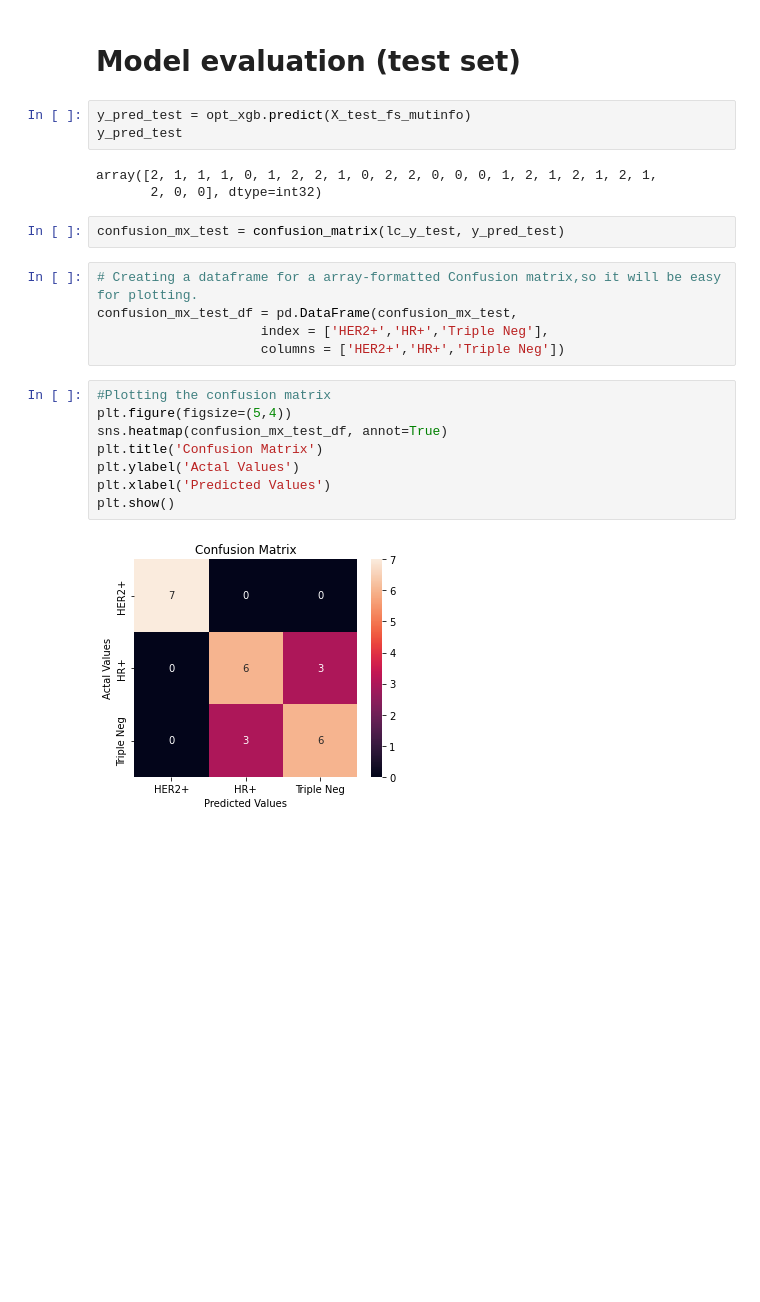
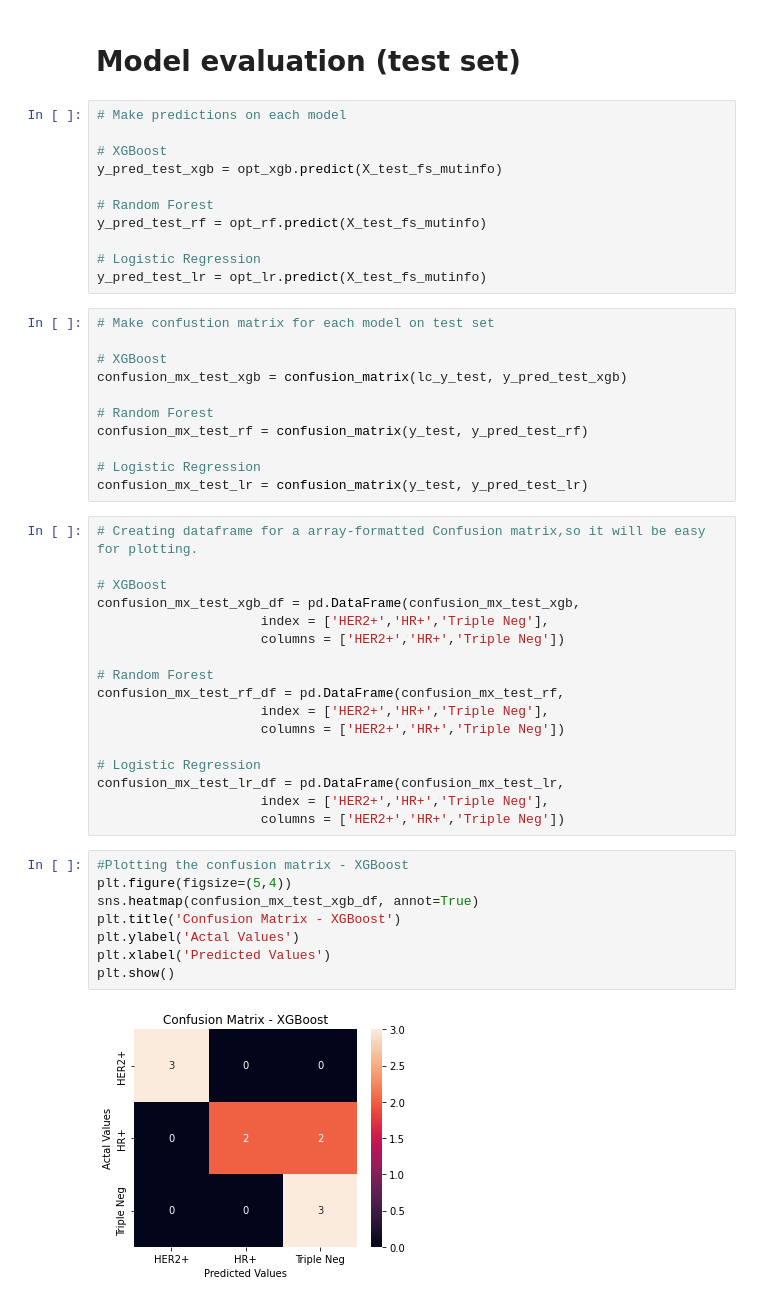
Before and after one commit to aaronyhsl/B4TM2022, a Jupyter notebook: src/feature_selections.ipynb, the cells around one changed output. Cells and saved outputs as stored; diff of their text form; blank space fills up the shorter version.

```diff
--- a/src/feature_selections.ipynb
+++ b/src/feature_selections.ipynb
@@ -806,25 +791,51 @@ from sklearn.metrics import roc_auc_score
 # %% [markdown]
 # Model evaluation (test set)
-# %%
-y_pred_test = opt_xgb.predict(X_test_fs_mutinfo)
-y_pred_test
-# %% [output]
-array([2, 1, 1, 1, 0, 1, 2, 2, 1, 0, 2, 2, 0, 0, 0, 1, 2, 1, 2, 1, 2, 1,
-       2, 0, 0], dtype=int32)
-# %%
-confusion_mx_test = confusion_matrix(lc_y_test, y_pred_test)
+# %%
+# Make predictions on each model
+
+# XGBoost
+y_pred_test_xgb = opt_xgb.predict(X_test_fs_mutinfo)
+
+# Random Forest
+y_pred_test_rf = opt_rf.predict(X_test_fs_mutinfo)
+
+# Logistic Regression
+y_pred_test_lr = opt_lr.predict(X_test_fs_mutinfo)
+# %%
+# Make confustion matrix for each model on test set
+
+# XGBoost
+confusion_mx_test_xgb = confusion_matrix(lc_y_test, y_pred_test_xgb)
+
+# Random Forest
+confusion_mx_test_rf = confusion_matrix(y_test, y_pred_test_rf)
+
+# Logistic Regression
+confusion_mx_test_lr = confusion_matrix(y_test, y_pred_test_lr)
 # %%
-# Creating a dataframe for a array-formatted Confusion matrix,so it will be easy for plotting.
-confusion_mx_test_df = pd.DataFrame(confusion_mx_test,
+# Creating dataframe for a array-formatted Confusion matrix,so it will be easy for plotting.
+
+# XGBoost
+confusion_mx_test_xgb_df = pd.DataFrame(confusion_mx_test_xgb,
                      index = ['HER2+','HR+','Triple Neg'],
                      columns = ['HER2+','HR+','Triple Neg'])
+
+# Random Forest
+confusion_mx_test_rf_df = pd.DataFrame(confusion_mx_test_rf,
+                     index = ['HER2+','HR+','Triple Neg'],
+                     columns = ['HER2+','HR+','Triple Neg'])
+
+# Logistic Regression
+confusion_mx_test_lr_df = pd.DataFrame(confusion_mx_test_lr,
+                     index = ['HER2+','HR+','Triple Neg'],
+                     columns = ['HER2+','HR+','Triple Neg'])
 # %%
-#Plotting the confusion matrix
+#Plotting the confusion matrix - XGBoost
 plt.figure(figsize=(5,4))
-sns.heatmap(confusion_mx_test_df, annot=True)
-plt.title('Confusion Matrix')
+sns.heatmap(confusion_mx_test_xgb_df, annot=True)
+plt.title('Confusion Matrix - XGBoost')
 plt.ylabel('Actal Values')
 plt.xlabel('Predicted Values')
 plt.show()
 # %% [output]
-[figure, old version]
+[figure, new version]
```
Also changed, not shown: parts of 52 cells of this notebook, 4 other files.
